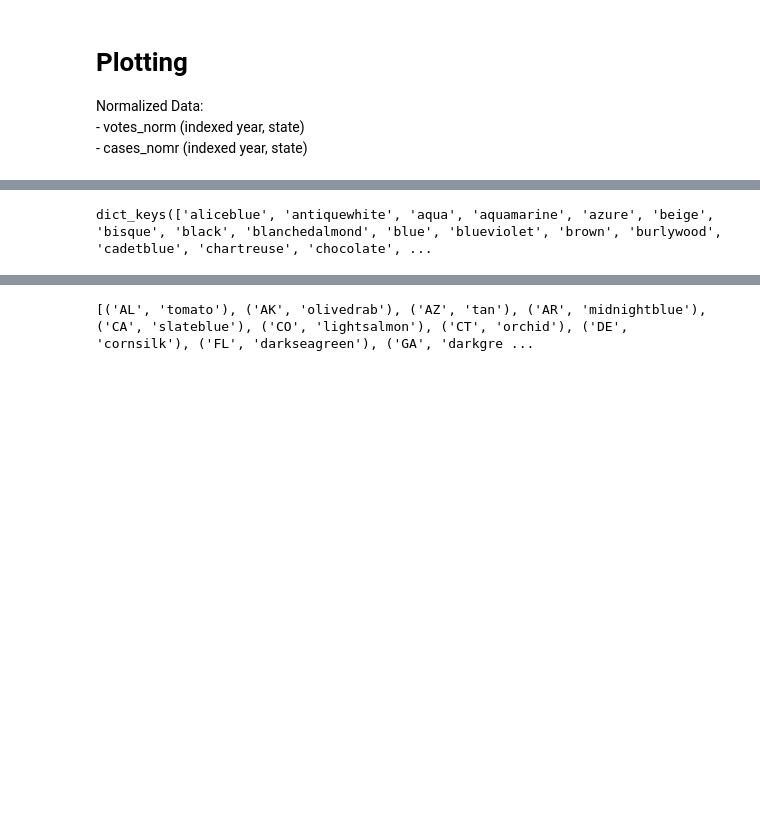
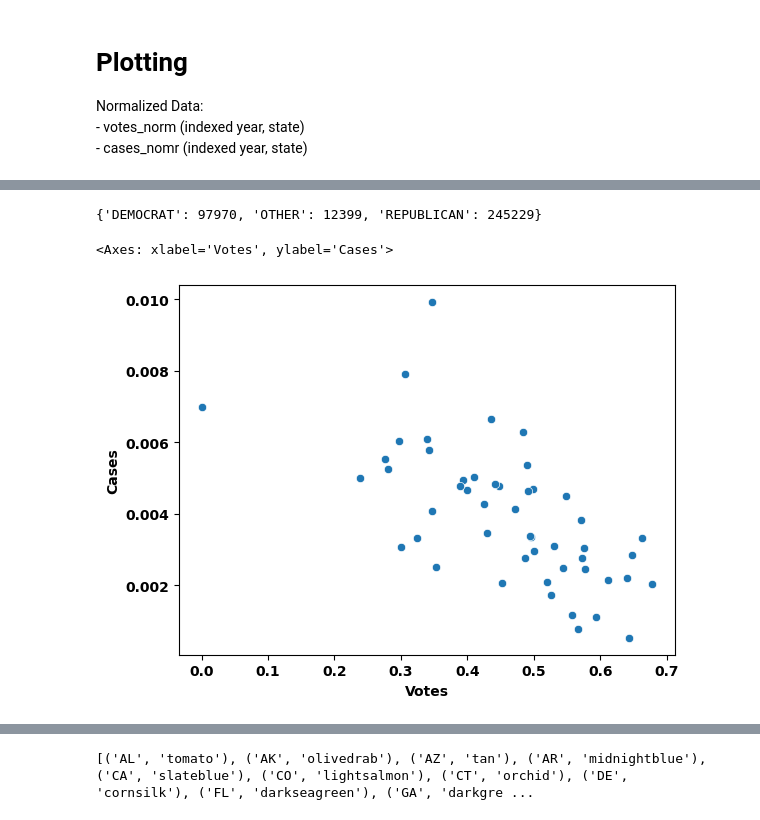
Before and after one commit to IanSinColorado/PoliticsAndCovid, a Jupyter notebook: dataCompression.ipynb, the cells around one changed output, grey strips where cells are left out. Drawn from its saved outputs; the diff is of its cells as text; code cells hidden in the pictures; blank space fills up the shorter version.

Commit message:
Good Plots

```diff
--- a/dataCompression.ipynb
+++ b/dataCompression.ipynb
@@ -80,16 +88,28 @@ votes = {}
 for year in years:
     votes[year] = {}
     for state in states:
-        votes[year][state] = {}
+        votes[year][state] = defaultdict(int)
         parties = list(votes_by_year_state_party[year][state].keys())
         for party in parties:
             if party in main_parties:
-                votes[year][state][party] = votes_by_year_state_party[year][state][party]
+                votes[year][state][party] += votes_by_year_state_party[year][state][party]
             else:
-                try:
+                flag = True
+                for mparty in main_parties:
+                    if mparty in party:
+                        votes[year][state][mparty] += votes_by_year_state_party[year][state][party]
+                        flag = False
+                        break
+
+                if flag:
                     votes[year][state]['OTHER'] += votes_by_year_state_party[year][state][party]
-                except:
-                    votes[year][state]['OTHER'] = votes_by_year_state_party[year][state][party]
+        votes[year][state] = dict(votes[year][state])
+        if 'OTHER' not in votes[year][state].keys():
+            votes[year][state]['OTHER'] = 0
+        if 'DEMOCRAT' not in votes[year][state].keys():
+            votes[year][state]['DEMOCRAT'] = 0
+        if 'REPUBLICAN' not in votes[year][state].keys():
+            votes[year][state]['REPUBLICAN'] = 0
 
 print(votes[2020])
 # %% [output]
@@ -240,3 +260,13 @@ votes_norm[2020]['AK']
 {'DEMOCRAT': 0.21796831430982927,
  'REPUBLICAN': 0.2619693996790252,
  'OTHER': 0.001613054973404364}
+# %%
+votes_prop = {}
+for y in house_years:
+    votes_prop[y] = {}
+    for s in states:
+        votes_prop[y][s] = {}
+        s_votes = sum(votes[y][s].values())
+        for p in parties:
+            votes_prop[y][s][p] = votes[y][s][p] / s_votes
+votes_prop[2020]
@@ -322,4 +308,17 @@ plt.show()
-# %%
-print(mcolors.CSS4_COLORS.keys())
-# %% [output]
-dict_keys(['aliceblue', 'antiquewhite', 'aqua', 'aquamarine', 'azure', 'beige', 'bisque', 'black', 'blanchedalmond', 'blue', 'blueviolet', 'brown', 'burlywood', 'cadetblue', 'chartreuse', 'chocolate', ...
+# %%
+def plot_df(votes, cases, year, party):
+    # make the DF
+    ret_df = pd.DataFrame(columns=['State', 'Votes', 'Cases'])
+    for s in states:
+        ret_df = pd.concat([ret_df, pd.DataFrame({'State': [s], 'Votes': [votes[year][s][party]], 'Cases': [cases[year][s]]})])
+
+    return ret_df
+# %%
+votes[2020]['ND']
+# %% [output]
+{'DEMOCRAT': 97970, 'OTHER': 12399, 'REPUBLICAN': 245229}
+# %%
+sns.scatterplot(plot_df(votes_prop, cases_norm, 2020, 'DEMOCRAT'), x='Votes', y='Cases')
+# %% [output]
+<Axes: xlabel='Votes', ylabel='Cases'>
+[figure, added]
```
Also changed, not shown: parts of 13 cells of this notebook.
